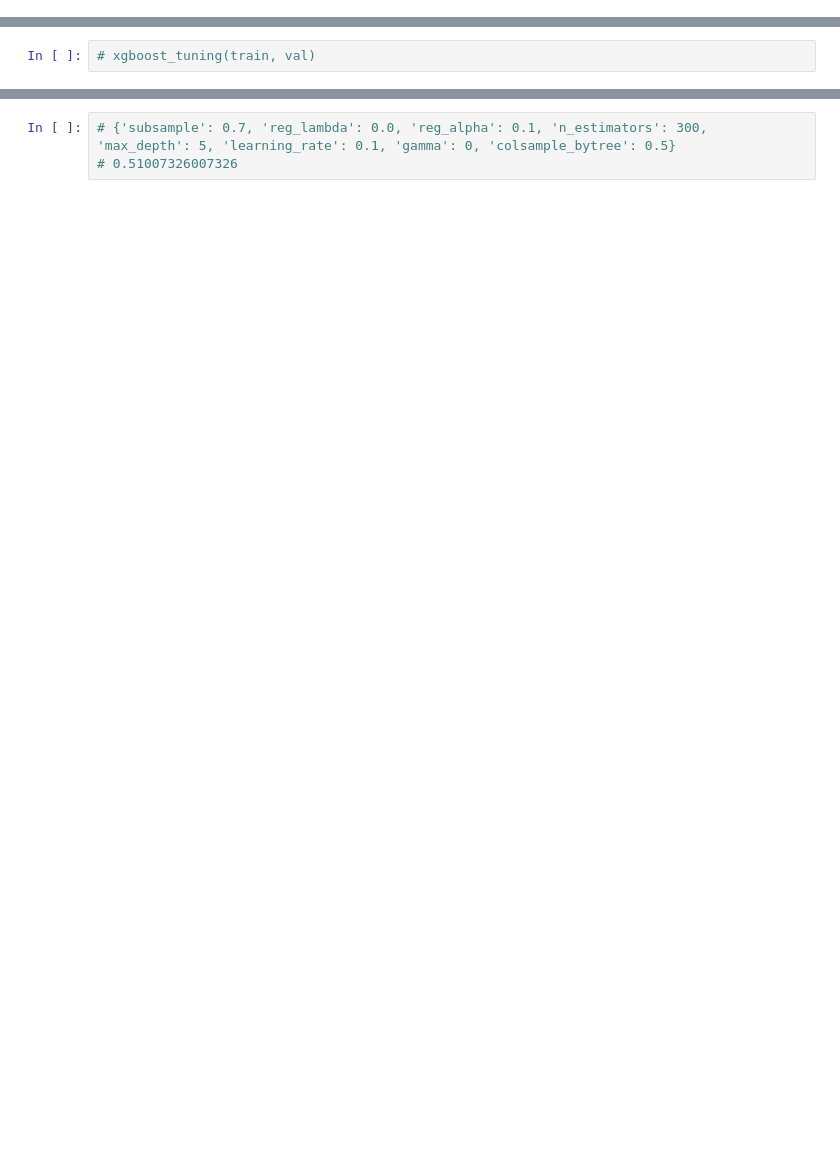
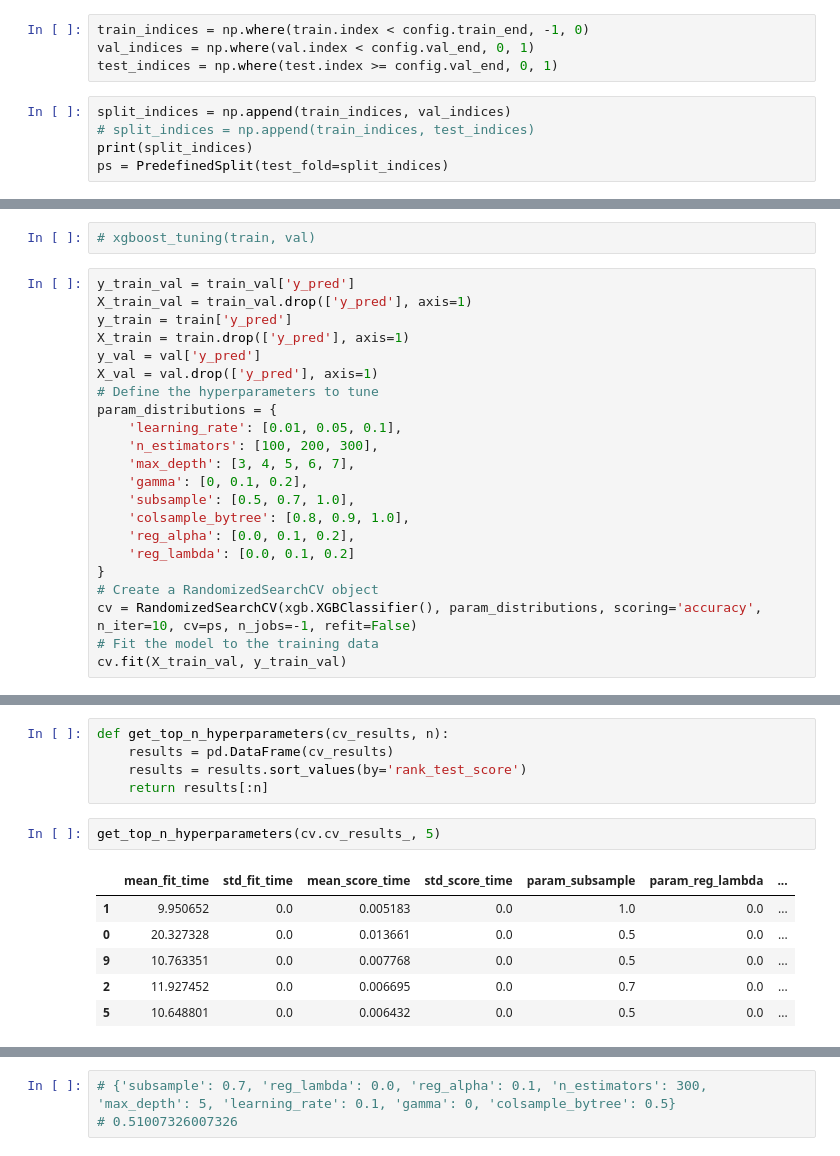
Before and after one commit to pgradz/ml_investing_wne, a Jupyter notebook: src/ml_investing_wne/notebooks/boosting.ipynb, the cells around one changed output, grey strips where cells are left out. Drawn from its saved outputs; the diff is of its cells as text; blank space fills up the shorter version.

```diff
--- a/src/ml_investing_wne/notebooks/boosting.ipynb
+++ b/src/ml_investing_wne/notebooks/boosting.ipynb
@@ -81,0 +71,9 @@ train
+# %%
+train_indices = np.where(train.index < config.train_end, -1, 0)
+val_indices = np.where(val.index < config.val_end, 0, 1)
+test_indices = np.where(test.index >= config.val_end, 0, 1)
+# %%
+split_indices = np.append(train_indices, val_indices)
+# split_indices = np.append(train_indices, test_indices)
+print(split_indices)
+ps = PredefinedSplit(test_fold=split_indices)
@@ -114,3 +136,25 @@ def xgboost_tuning(train, val):
     print(val_accuracy)
 # %%
 # xgboost_tuning(train, val)
+# %%
+y_train_val = train_val['y_pred']
+X_train_val = train_val.drop(['y_pred'], axis=1)
+y_train = train['y_pred']
+X_train = train.drop(['y_pred'], axis=1)
+y_val = val['y_pred']
+X_val = val.drop(['y_pred'], axis=1)
+# Define the hyperparameters to tune
+param_distributions = {
+    'learning_rate': [0.01, 0.05, 0.1],
+    'n_estimators': [100, 200, 300],
+    'max_depth': [3, 4, 5, 6, 7],
+    'gamma': [0, 0.1, 0.2],
+    'subsample': [0.5, 0.7, 1.0],
+    'colsample_bytree': [0.8, 0.9, 1.0],
+    'reg_alpha': [0.0, 0.1, 0.2],
+    'reg_lambda': [0.0, 0.1, 0.2]
+}
+# Create a RandomizedSearchCV object
+cv = RandomizedSearchCV(xgb.XGBClassifier(), param_distributions, scoring='accuracy', n_iter=10, cv=ps, n_jobs=-1, refit=False)
+# Fit the model to the training data
+cv.fit(X_train_val, y_train_val)
@@ -116,0 +226,14 @@ def xgboost_tuning(train, val):
+# %%
+def get_top_n_hyperparameters(cv_results, n):
+    results = pd.DataFrame(cv_results)
+    results = results.sort_values(by='rank_test_score')
+    return results[:n]
+# %%
+get_top_n_hyperparameters(cv.cv_results_, 5)
+# %% [output]
+|  | mean_fit_time | std_fit_time | mean_score_time | std_score_time | param_subsample | param_reg_lambda | ... |
+| 1 | 9.950652 | 0.0 | 0.005183 | 0.0 | 1.0 | 0.0 | ... |
+| 0 | 20.327328 | 0.0 | 0.013661 | 0.0 | 0.5 | 0.0 | ... |
+| 9 | 10.763351 | 0.0 | 0.007768 | 0.0 | 0.5 | 0.0 | ... |
+| 2 | 11.927452 | 0.0 | 0.006695 | 0.0 | 0.7 | 0.0 | ... |
+| 5 | 10.648801 | 0.0 | 0.006432 | 0.0 | 0.5 | 0.0 | ... |
```
Also changed, not shown: parts of 32 cells of this notebook, 5 other files.
